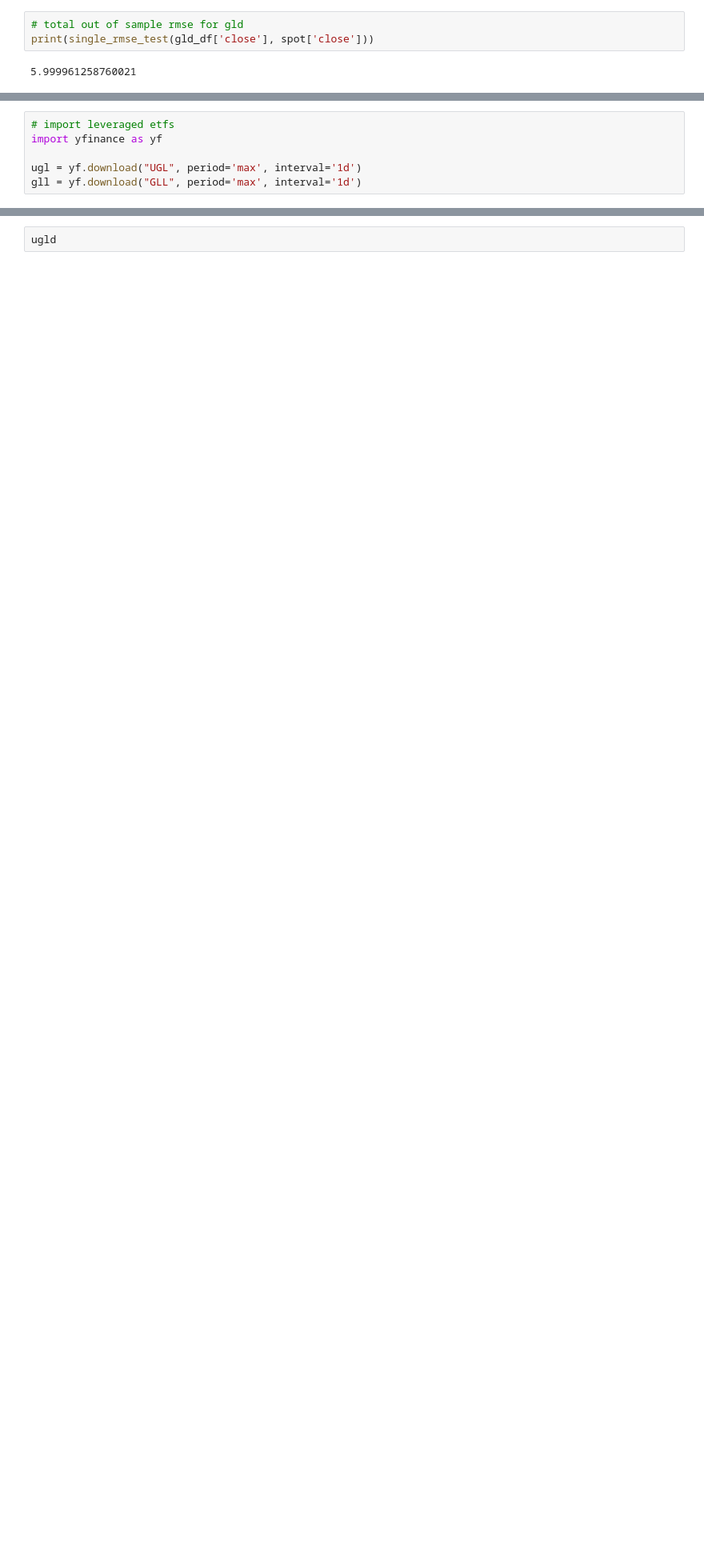
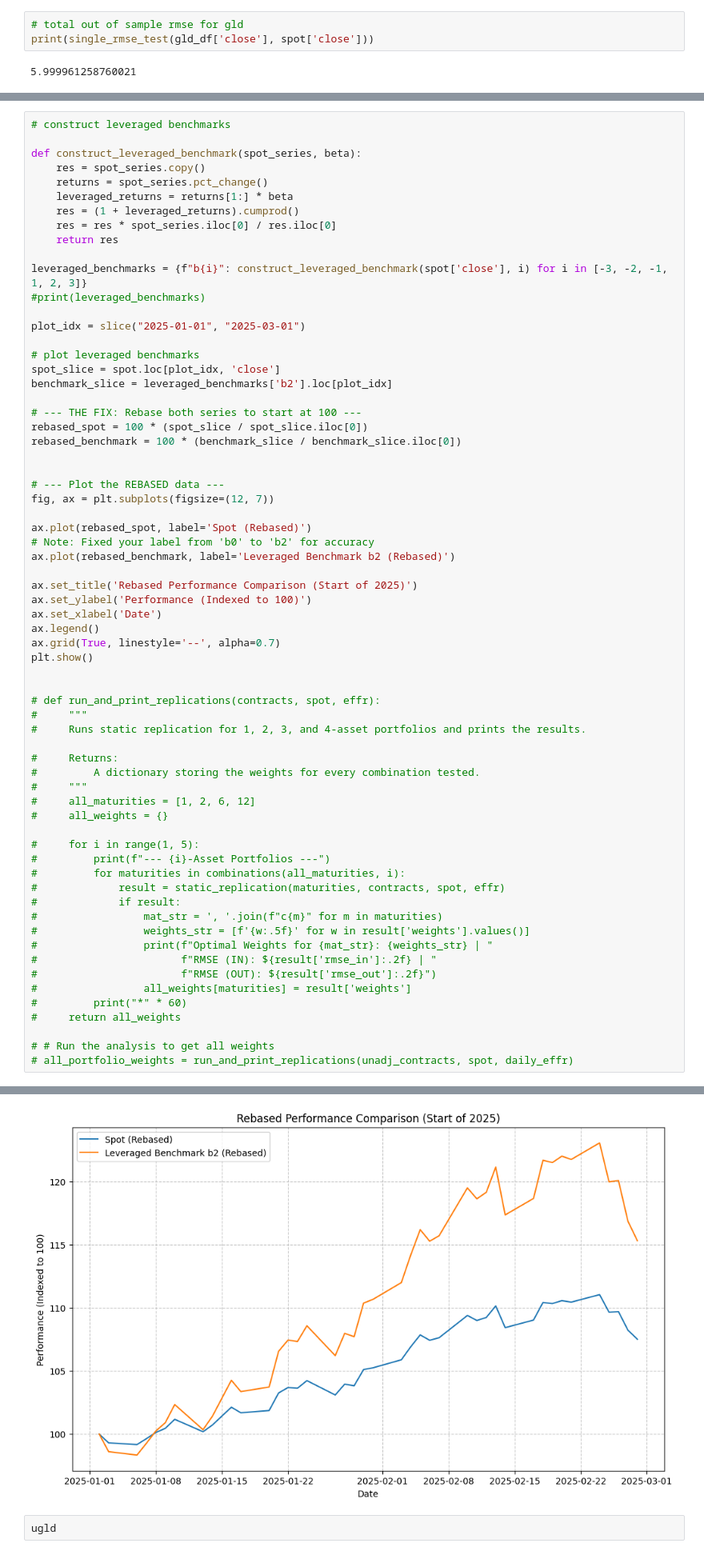
Before and after one commit to joeHollander/ETF-Research, a Jupyter notebook: main.ipynb, the cells around one changed output, grey strips where cells are left out. Shown: that part at 80% size. Saved outputs shown, nothing was run; the diff lists cells and outputs as text; blank space fills up the shorter version.

Commit message:
leveraged benchmarks, slight change to static replicaiton function

```diff
--- a/main.ipynb
+++ b/main.ipynb
@@ -734,7 +734,67 @@ print(f"1-m Futures Portfolio RMSE (OUT): ${displayed_sample_c1_rmse:.2f}"
 # %%
-# import leveraged etfs
-import yfinance as yf
+# construct leveraged benchmarks
 
-ugl = yf.download("UGL", period='max', interval='1d')
-gll = yf.download("GLL", period='max', interval='1d')
+def construct_leveraged_benchmark(spot_series, beta):
+    res = spot_series.copy()
+    returns = spot_series.pct_change()
+    leveraged_returns = returns[1:] * beta
+    res = (1 + leveraged_returns).cumprod()
+    res = res * spot_series.iloc[0] / res.iloc[0]
+    return res
+
+leveraged_benchmarks = {f"b{i}": construct_leveraged_benchmark(spot['close'], i) for i in [-3, -2, -1, 1, 2, 3]}
+#print(leveraged_benchmarks)
+
+plot_idx = slice("2025-01-01", "2025-03-01")
+
+# plot leveraged benchmarks
+spot_slice = spot.loc[plot_idx, 'close']
+benchmark_slice = leveraged_benchmarks['b2'].loc[plot_idx]
+
+# --- THE FIX: Rebase both series to start at 100 ---
+rebased_spot = 100 * (spot_slice / spot_slice.iloc[0])
+rebased_benchmark = 100 * (benchmark_slice / benchmark_slice.iloc[0])
+
+
+# --- Plot the REBASED data ---
+fig, ax = plt.subplots(figsize=(12, 7))
+
+ax.plot(rebased_spot, label='Spot (Rebased)')
+# Note: Fixed your label from 'b0' to 'b2' for accuracy
+ax.plot(rebased_benchmark, label='Leveraged Benchmark b2 (Rebased)')
+
+ax.set_title('Rebased Performance Comparison (Start of 2025)')
+ax.set_ylabel('Performance (Indexed to 100)')
+ax.set_xlabel('Date')
+ax.legend()
+ax.grid(True, linestyle='--', alpha=0.7)
+plt.show()
+
+
+# def run_and_print_replications(contracts, spot, effr):
+#     """
+#     Runs static replication for 1, 2, 3, and 4-asset portfolios and prints the results.
+
+#     Returns:
+#         A dictionary storing the weights for every combination tested.
+#     """
+#     all_maturities = [1, 2, 6, 12]
+#     all_weights = {}
+
+#     for i in range(1, 5):
+#         print(f"--- {i}-Asset Portfolios ---")
+#         for maturities in combinations(all_maturities, i):
+#             result = static_replication(maturities, contracts, spot, effr)
+#             if result:
+#                 mat_str = ', '.join(f"c{m}" for m in maturities)
+#                 weights_str = [f'{w:.5f}' for w in result['weights'].values()]
+#                 print(f"Optimal Weights for {mat_str}: {weights_str} | "
+#                       f"RMSE (IN): ${result['rmse_in']:.2f} | "
+#                       f"RMSE (OUT): ${result['rmse_out']:.2f}")
+#                 all_weights[maturities] = result['weights']
+#         print("*" * 60)
+#     return all_weights
+
+# # Run the analysis to get all weights
+# all_portfolio_weights = run_and_print_replications(unadj_contracts, spot, daily_effr)
 # %% [output]
@@ -751,3 +801,4 @@ Failed to get ticker 'GLL' reason: Expecting value: line 1 column 1 (char 0)
+[figure, added]
 # %%
 ugld
 # %% [output]
```
Also changed, not shown: parts of 4 cells of this notebook.
